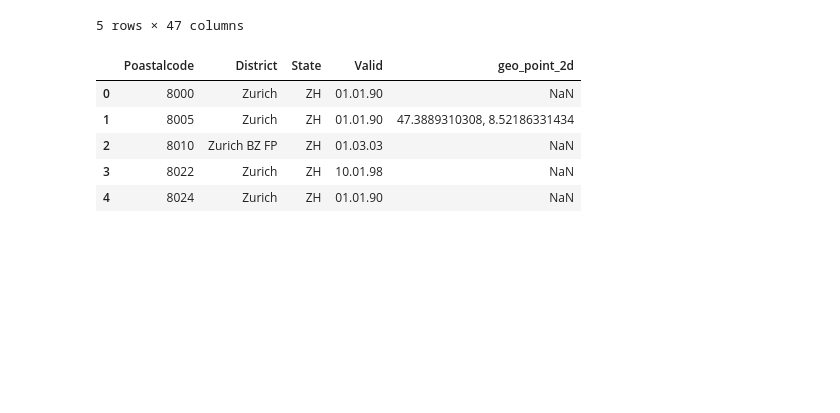
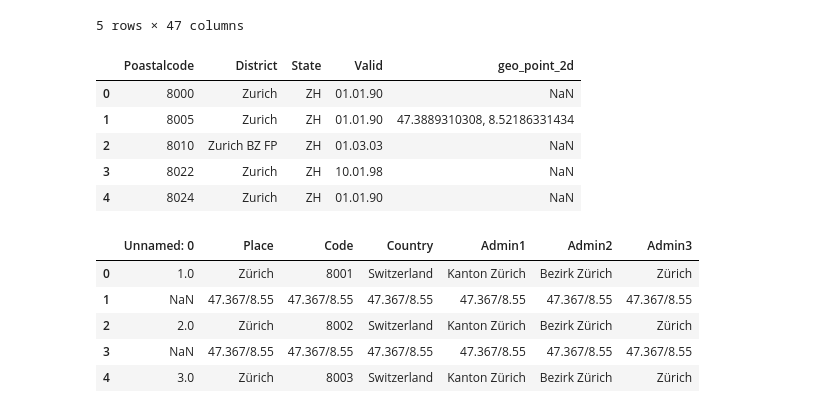
Before and after one commit to rogermoll/Capstone_project, a Jupyter notebook: The Battle of Neighborhoods.ipynb, the cells around one changed output. Drawn from its saved outputs; the diff is of its cells as text; code cells hidden in the pictures; blank space fills up the shorter version.

```diff
--- a/The Battle of Neighborhoods.ipynb
+++ b/The Battle of Neighborhoods.ipynb
@@ -107,3 +107,22 @@ plz_lon.head()
 | 2 | 8010 | Zurich BZ FP | ZH | 01.03.03 | NaN |
 | 3 | 8022 | Zurich | ZH | 10.01.98 | NaN |
 | 4 | 8024 | Zurich | ZH | 01.01.90 | NaN |
+# %%
+import pandas as pd
+from bs4 import BeautifulSoup
+
+URL = 'https://www.geonames.org/postal-codes/CH/ZH/zurich.html'
+page = requests.get(URL)
+soup = BeautifulSoup(page.content, 'html.parser')
+table = soup.find('table', { 'class' : 'restable' })
+# %%
+df = pd.read_html(str(table))[0]
+# %%
+df.head()
+# %% [output]
+|  | Unnamed: 0 | Place | Code | Country | Admin1 | Admin2 | Admin3 |
+| 0 | 1.0 | Zürich | 8001 | Switzerland | Kanton Zürich | Bezirk Zürich | Zürich |
+| 1 | NaN | 47.367/8.55 | 47.367/8.55 | 47.367/8.55 | 47.367/8.55 | 47.367/8.55 | 47.367/8.55 |
+| 2 | 2.0 | Zürich | 8002 | Switzerland | Kanton Zürich | Bezirk Zürich | Zürich |
+| 3 | NaN | 47.367/8.55 | 47.367/8.55 | 47.367/8.55 | 47.367/8.55 | 47.367/8.55 | 47.367/8.55 |
+| 4 | 3.0 | Zürich | 8003 | Switzerland | Kanton Zürich | Bezirk Zürich | Zürich |
```
Also changed, not shown: parts of 1 cell of this notebook.
